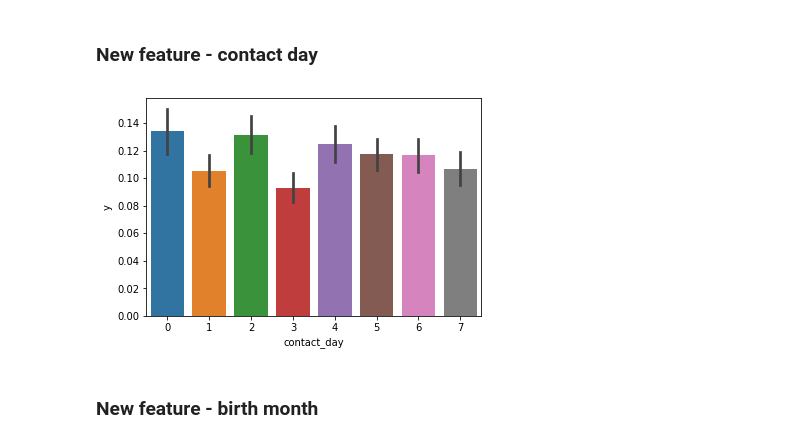
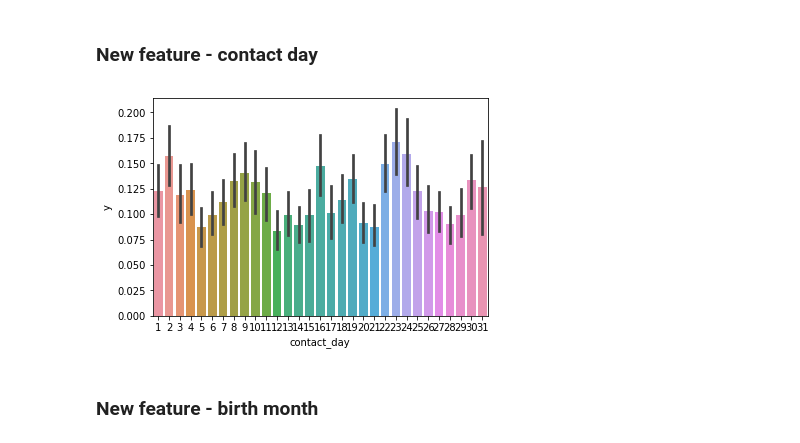
Before and after one commit to destruktiw/JNP3-1, a Jupyter notebook: Solution.ipynb, the cells around one changed output. Saved outputs shown, nothing was run; the diff lists cells and outputs as text; code cells hidden in the pictures.

```diff
--- a/Solution.ipynb
+++ b/Solution.ipynb
@@ -51,14 +51,14 @@ plt.show()
 # %% [markdown]
 ### New feature - contact day
 # %%
-df['contact_day'] = df['contact_date'].apply(lambda x: x.day/4)
+df['contact_day'] = df['contact_date'].apply(lambda x: x.day)
 
 learn = df.loc[df['y'] != 'unknown'].copy()
 learn['y'] = learn['y'].astype('int64')
 sns.barplot(x='contact_day', y='y', data=learn)
 plt.show()
 # %% [output]
-[figure, old version]
+[figure, new version]
 # %% [markdown]
 ### New feature - birth month
 # %%
```
Also changed, not shown: parts of 27 cells of this notebook.
